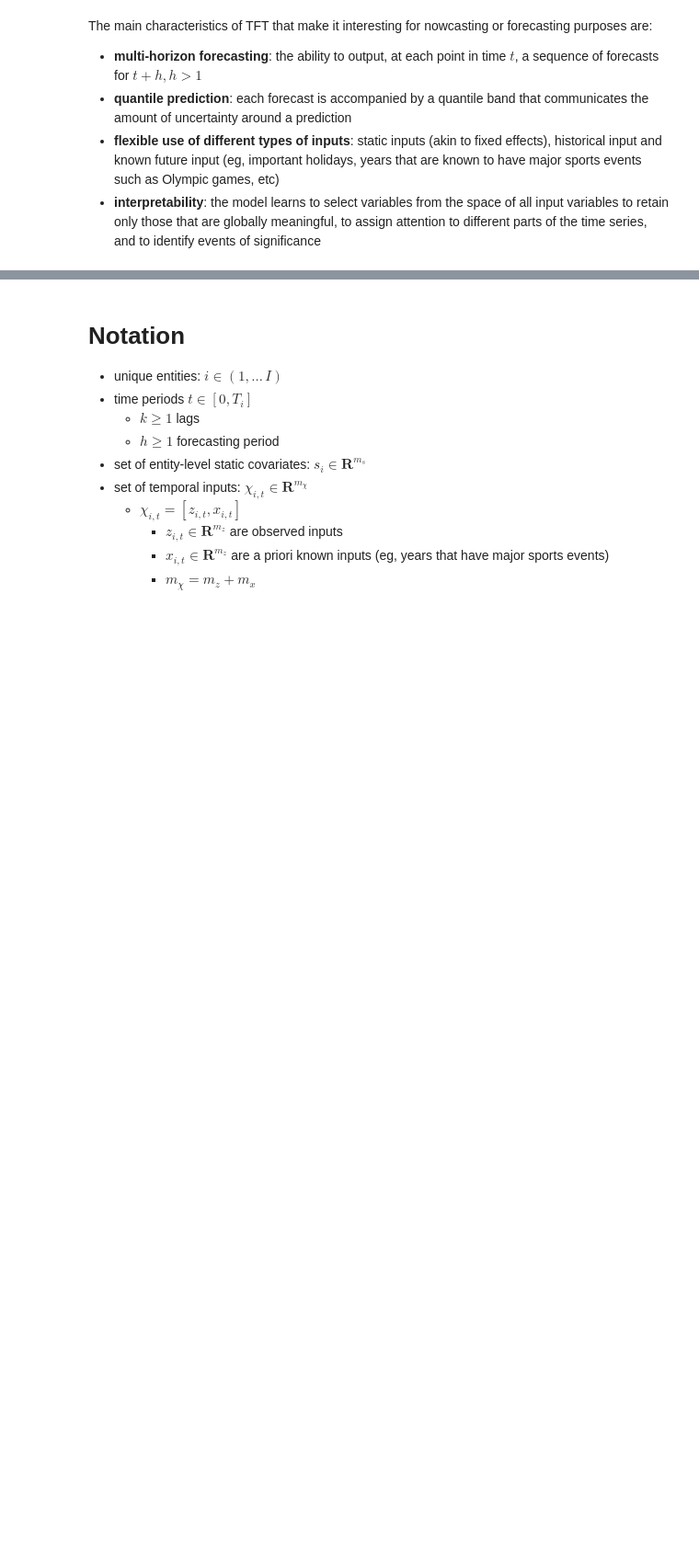
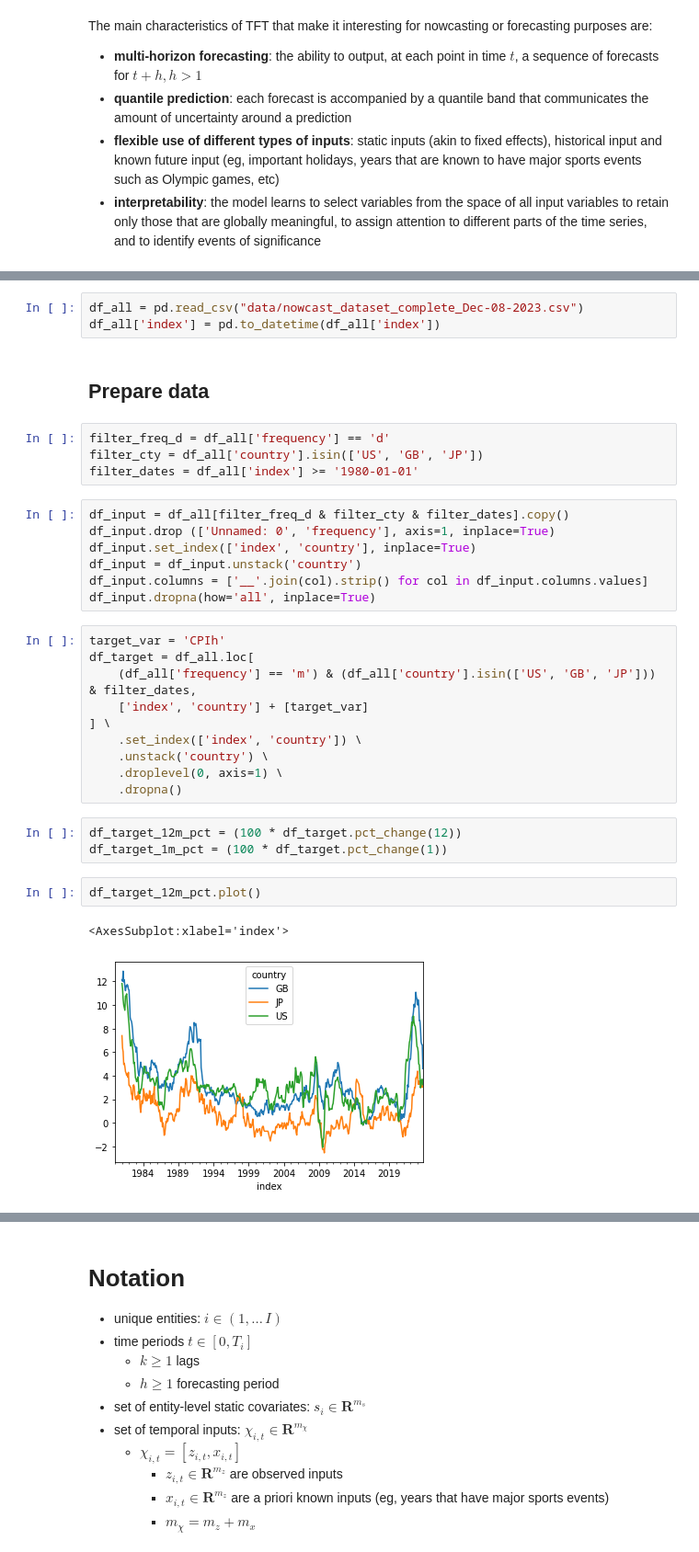
Before and after one commit to dkgaraujo/TemporalFusionTransformers, a Jupyter notebook: temporal_fusion_transformers.ipynb, the cells around one changed output, grey strips where cells are left out. Shown: that part at 92% size. Drawn from its saved outputs; the diff is of its cells as text; blank space fills up the shorter version.

Commit message:
Data loading routine

```diff
--- a/temporal_fusion_transformers.ipynb
+++ b/temporal_fusion_transformers.ipynb
@@ -43,0 +56,34 @@ The main characteristics of TFT that make it interesting for nowcasting or forec
+# %%
+df_all = pd.read_csv("data/nowcast_dataset_complete_Dec-08-2023.csv")
+df_all['index'] = pd.to_datetime(df_all['index'])
+# %% [markdown]
+## Prepare data
+# %%
+filter_freq_d = df_all['frequency'] == 'd'
+filter_cty = df_all['country'].isin(['US', 'GB', 'JP'])
+filter_dates = df_all['index'] >= '1980-01-01'
+# %%
+df_input = df_all[filter_freq_d & filter_cty & filter_dates].copy()
+df_input.drop (['Unnamed: 0', 'frequency'], axis=1, inplace=True)
+df_input.set_index(['index', 'country'], inplace=True)
+df_input = df_input.unstack('country')
+df_input.columns = ['__'.join(col).strip() for col in df_input.columns.values]
+df_input.dropna(how='all', inplace=True)
+# %%
+target_var = 'CPIh'
+df_target = df_all.loc[
+    (df_all['frequency'] == 'm') & (df_all['country'].isin(['US', 'GB', 'JP'])) & filter_dates,
+    ['index', 'country'] + [target_var]
+] \
+    .set_index(['index', 'country']) \
+    .unstack('country') \
+    .droplevel(0, axis=1) \
+    .dropna()
+# %%
+df_target_12m_pct = (100 * df_target.pct_change(12))
+df_target_1m_pct = (100 * df_target.pct_change(1))
+# %%
+df_target_12m_pct.plot()
+# %% [output]
+<AxesSubplot:xlabel='index'>
+[figure, added]
```
Also changed, not shown: parts of 43 cells of this notebook, 2 other files.
